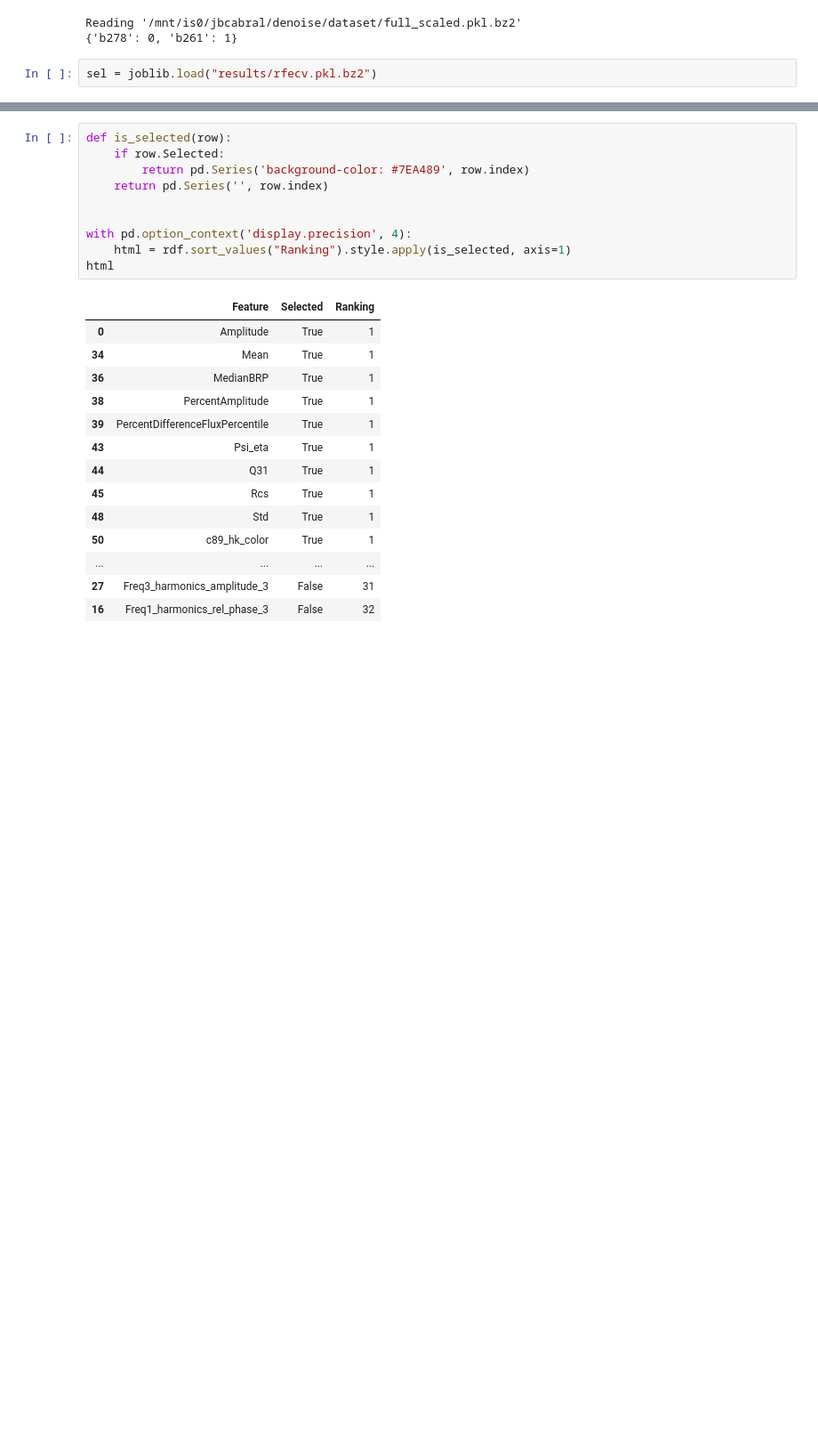
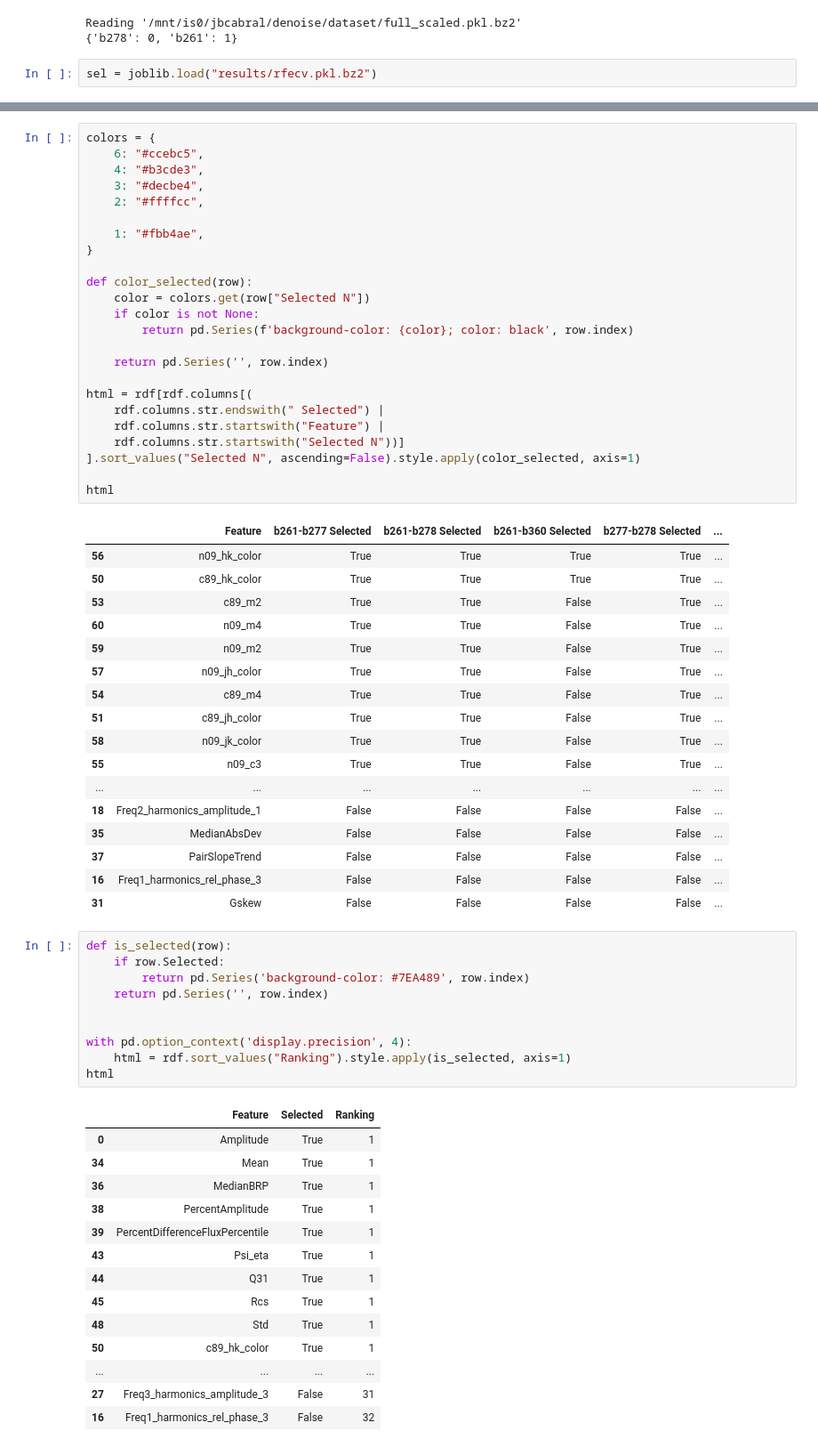
Before and after one commit to leliel12/denoise, a Jupyter notebook: 05_FS_analysis.ipynb, the cells around one changed output, grey strips where cells are left out. Shown at 89% size. Cells and saved outputs as stored; diff of their text form; blank space fills up the shorter version.

```diff
--- a/05_FS_analysis.ipynb
+++ b/05_FS_analysis.ipynb
@@ -53,3 +128,45 @@ Selected Features:  28
+# %%
+colors = {
+    6: "#ccebc5",
+    4: "#b3cde3",
+    3: "#decbe4",
+    2: "#ffffcc",
+
+    1: "#fbb4ae",
+}
+
+def color_selected(row):
+    color = colors.get(row["Selected N"])
+    if color is not None:
+        return pd.Series(f'background-color: {color}; color: black', row.index)
+
+    return pd.Series('', row.index)
+
+html = rdf[rdf.columns[(
+    rdf.columns.str.endswith(" Selected") |
+    rdf.columns.str.startswith("Feature") |
+    rdf.columns.str.startswith("Selected N"))]
+].sort_values("Selected N", ascending=False).style.apply(color_selected, axis=1)
+
+html
+# %% [output]
+|  | Feature | b261-b277 Selected | b261-b278 Selected | b261-b360 Selected | b277-b278 Selected | ... |
+| 56 | n09_hk_color | True | True | True | True | ... |
+| 50 | c89_hk_color | True | True | True | True | ... |
+| 53 | c89_m2 | True | True | False | True | ... |
+| 60 | n09_m4 | True | True | False | True | ... |
+| 59 | n09_m2 | True | True | False | True | ... |
+| 57 | n09_jh_color | True | True | False | True | ... |
+| 54 | c89_m4 | True | True | False | True | ... |
+| 51 | c89_jh_color | True | True | False | True | ... |
+| 58 | n09_jk_color | True | True | False | True | ... |
+| 55 | n09_c3 | True | True | False | True | ... |
+| ... | ... | ... | ... | ... | ... | ... |
+| 18 | Freq2_harmonics_amplitude_1 | False | False | False | False | ... |
+| 35 | MedianAbsDev | False | False | False | False | ... |
+| 37 | PairSlopeTrend | False | False | False | False | ... |
+| 16 | Freq1_harmonics_rel_phase_3 | False | False | False | False | ... |
+| 31 | Gskew | False | False | False | False | ... |
 # %%
 def is_selected(row):
     if row.Selected:
```
Also changed, not shown: parts of 6 cells of this notebook, 10 other files.
